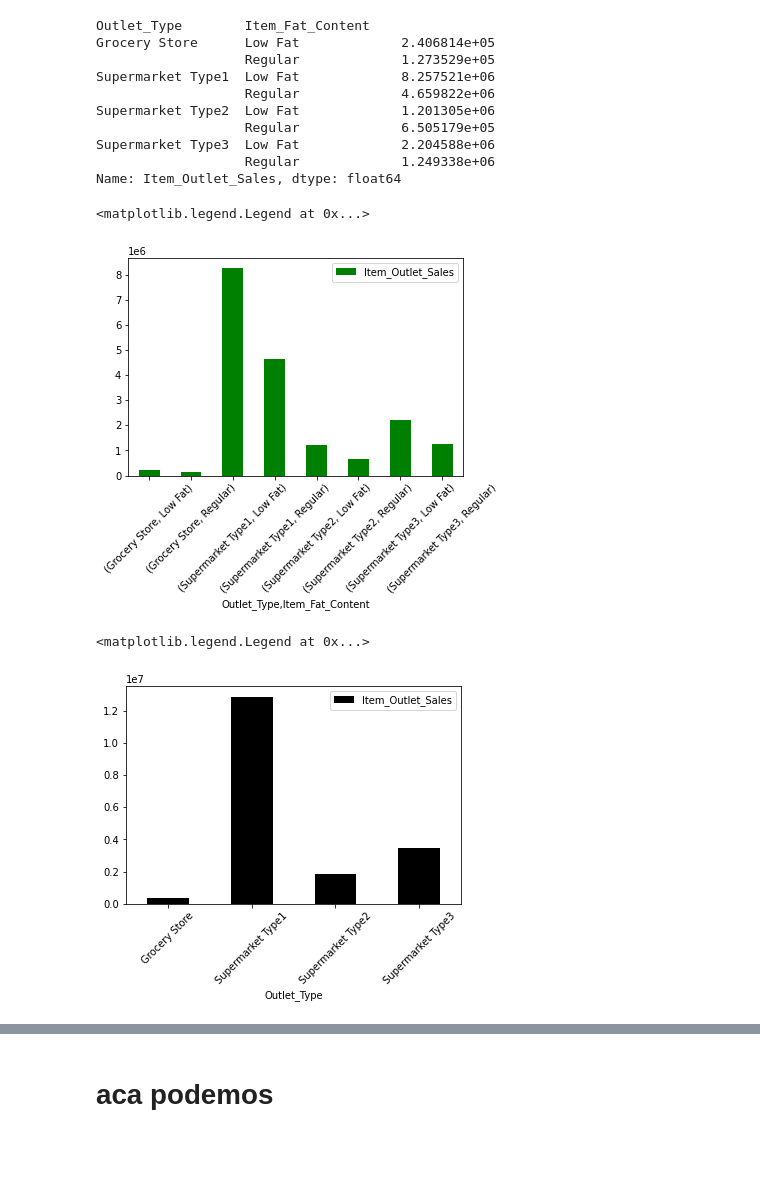
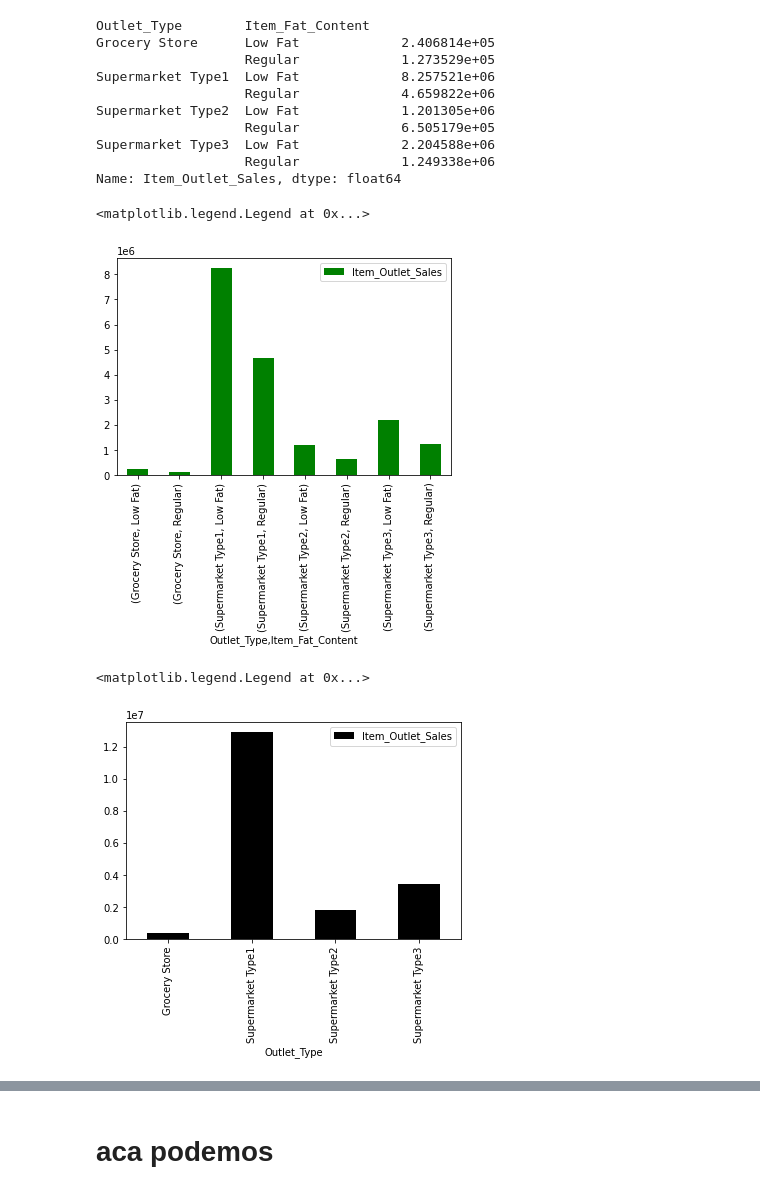
Before and after one commit to Jose-Balocchi/Retail---Predicciones-de-ventas, a Jupyter notebook: 05_Proyecto_1.ipynb, the cells around one changed output, grey strips where cells are left out. Saved outputs shown, nothing was run; the diff lists cells and outputs as text; code cells hidden in the pictures; blank space fills up the shorter version.

```diff
--- a/05_Proyecto_1.ipynb
+++ b/05_Proyecto_1.ipynb
@@ -415,20 +433,20 @@ Supermarket Type3  Low Fat             2.204588e+06
 Name: Item_Outlet_Sales, dtype: float64
 # %%
 grafico_outlet.plot.bar(color = 'green')
-plt.xticks(rotation = 45)
+plt.xticks(rotation = 90)
 plt.legend()
 # %% [output]
 <matplotlib.legend.Legend at 0x...>
-[figure, old version]
+[figure, new version]
 # %%
 grafico_outlet2 = df.groupby('Outlet_Type')['Item_Outlet_Sales'].sum()
 grafico_outlet2.plot(kind = 'bar', color = 'black')
-plt.xticks(rotation = 45)
+plt.xticks(rotation = 90)
 plt.legend()
 # aca podemos ver la diferencia de ventas entre los tipos de locales
 # %% [output]
 <matplotlib.legend.Legend at 0x...>
-[figure, old version]
+[figure, new version]
 # %%
 # ahora veremos la diferencia de ventas de los tipos de producto por nivel de grasa
 grafico_tipo_comida_grasa = df.groupby(['Item_Fat_Content', 'Outlet_Type'])['Item_Outlet_Sales'].sum()
```
Also changed, not shown: parts of 3 cells of this notebook.
